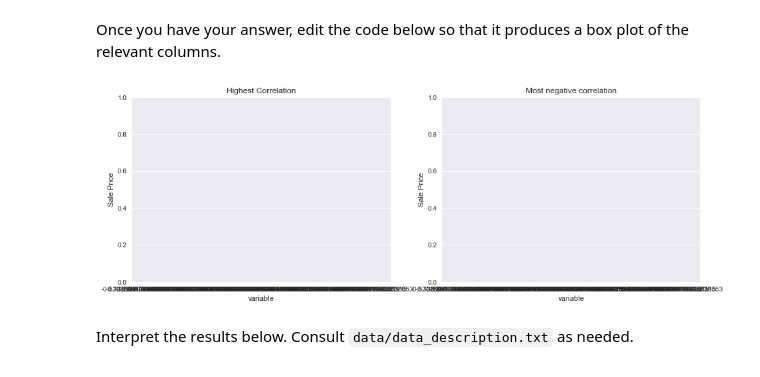
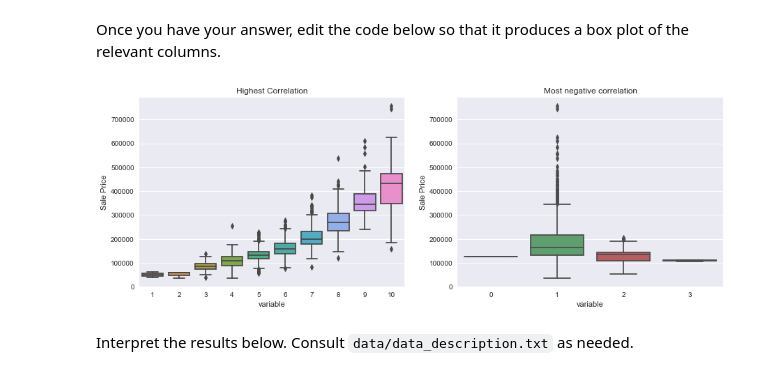
Before and after one commit to oscar066/dsc-pandas-eda-lab, a Jupyter notebook: index.ipynb, the cells around one changed output. Drawn from its saved outputs; the diff is of its cells as text; code cells hidden in the pictures.

```diff
--- a/index.ipynb
+++ b/index.ipynb
@@ -408,32 +408,32 @@ Once you have your answer, edit the code below so that it produces a box plot of
 # %%
 # Replace None with appropriate code
 
 import seaborn as sns
 
 fig, (ax1, ax2) = plt.subplots(ncols=2, figsize=(15,5))
 
 # Plot distribution of column with highest correlation
 sns.boxplot(
-    x=pearson_corr,
+    x=df['OverallQual'],
     y=df["SalePrice"],
     ax=ax1
 )
 # Plot distribution of column with most negative correlation
 sns.boxplot(
-    x=pearson_corr,
+    x=df['KitchenAbvGr'],
     y=df["SalePrice"],
     ax=ax2
 )
 
 # Customize labels
 ax1.set_title('Highest Correlation')
 ax1.set_xlabel('variable')
 ax1.set_ylabel("Sale Price")
 ax2.set_title('Most negative correlation')
 ax2.set_xlabel('variable')
 ax2.set_ylabel("Sale Price");
 # %% [output]
-[figure, old version]
+[figure, new version]
 # %% [markdown]
 Interpret the results below. Consult `data/data_description.txt` as needed.
 # %%
```
